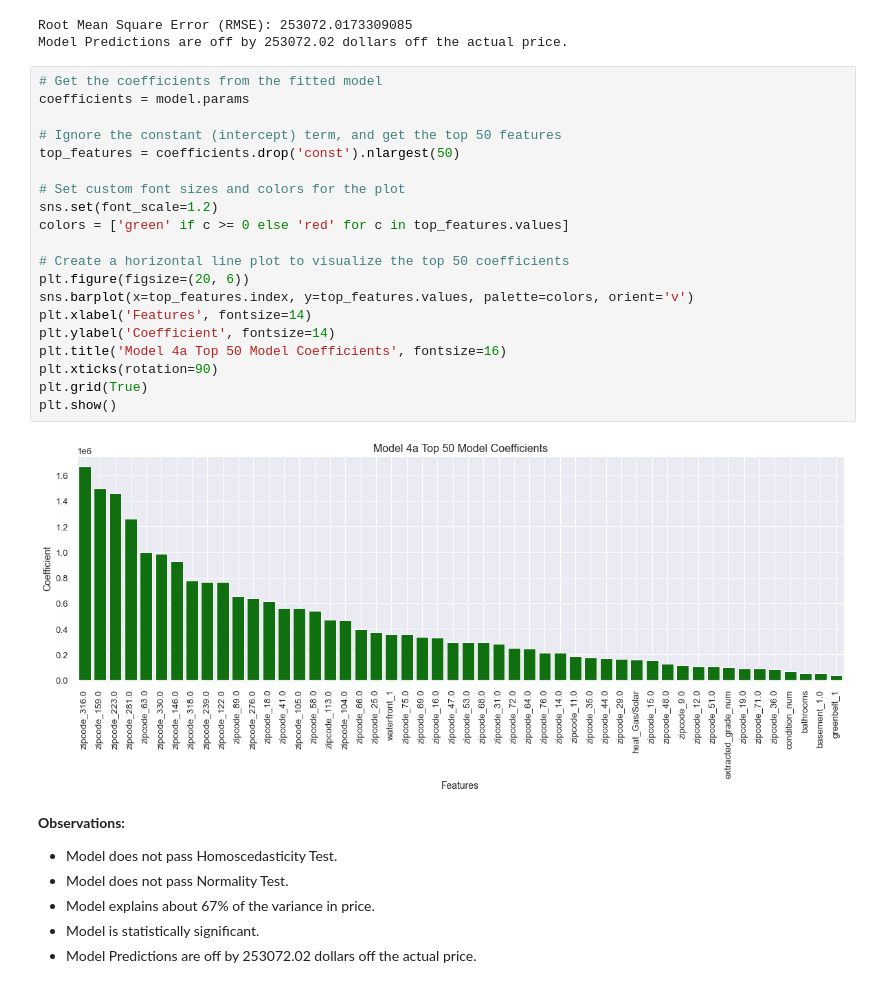
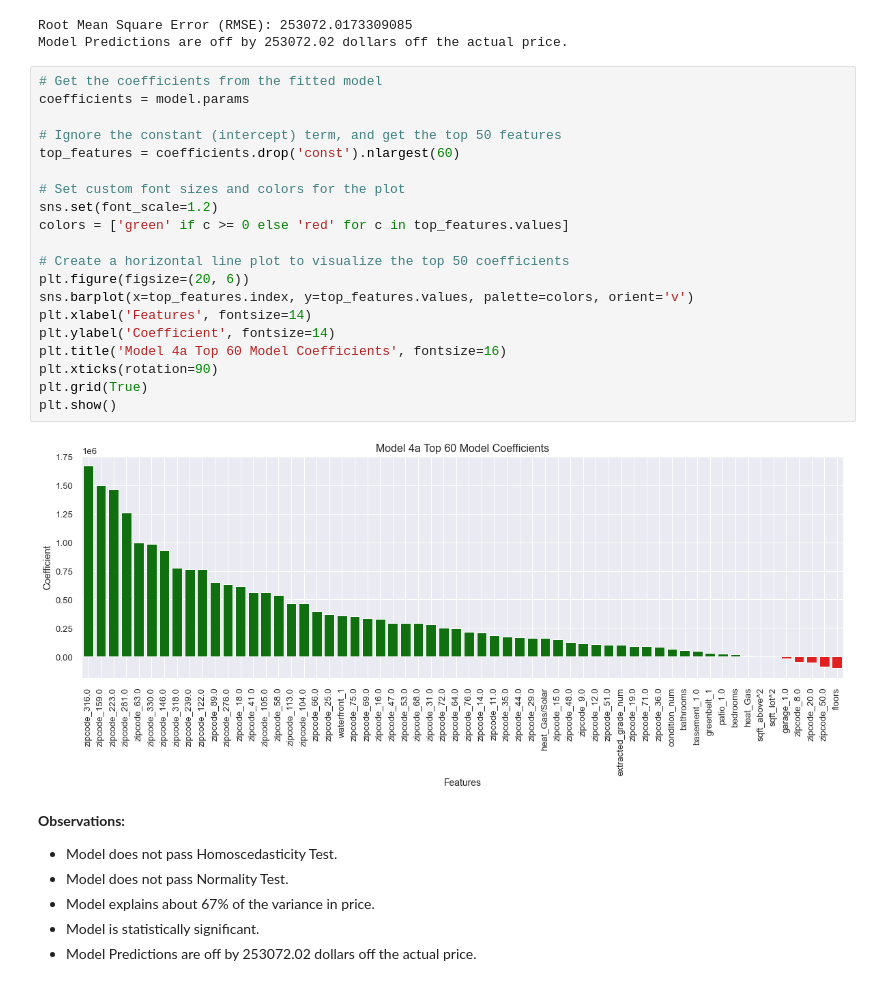
Before and after one commit to cristopher-d-delgado/Project_Linear_Regression_King_County, a Jupyter notebook: notebooks/modeling.ipynb, the cells around one changed output. Saved outputs shown, nothing was run; the diff lists cells and outputs as text.

Commit message:
FIxed graph titles and added model4b graph to README

```diff
--- a/notebooks/modeling.ipynb
+++ b/notebooks/modeling.ipynb
@@ -1787,25 +1787,25 @@ Model Predictions are off by 253072.02 dollars off the actual price.
 # %%
 # Get the coefficients from the fitted model
 coefficients = model.params
 
 # Ignore the constant (intercept) term, and get the top 50 features
-top_features = coefficients.drop('const').nlargest(50)
+top_features = coefficients.drop('const').nlargest(60)
 
 # Set custom font sizes and colors for the plot
 sns.set(font_scale=1.2)
 colors = ['green' if c >= 0 else 'red' for c in top_features.values]
 
 # Create a horizontal line plot to visualize the top 50 coefficients
 plt.figure(figsize=(20, 6))
 sns.barplot(x=top_features.index, y=top_features.values, palette=colors, orient='v')
 plt.xlabel('Features', fontsize=14)
 plt.ylabel('Coefficient', fontsize=14)
-plt.title('Model 4a Top 50 Model Coefficients', fontsize=16)
+plt.title('Model 4a Top 60 Model Coefficients', fontsize=16)
 plt.xticks(rotation=90)
 plt.grid(True)
 plt.show()
 # %% [output]
-[figure, old version]
+[figure, new version]
 # %% [markdown]
 **Observations:**
 * Model does not pass Homoscedasticity Test.
```
Also changed, not shown: parts of 13 cells of this notebook, 2 other files.
